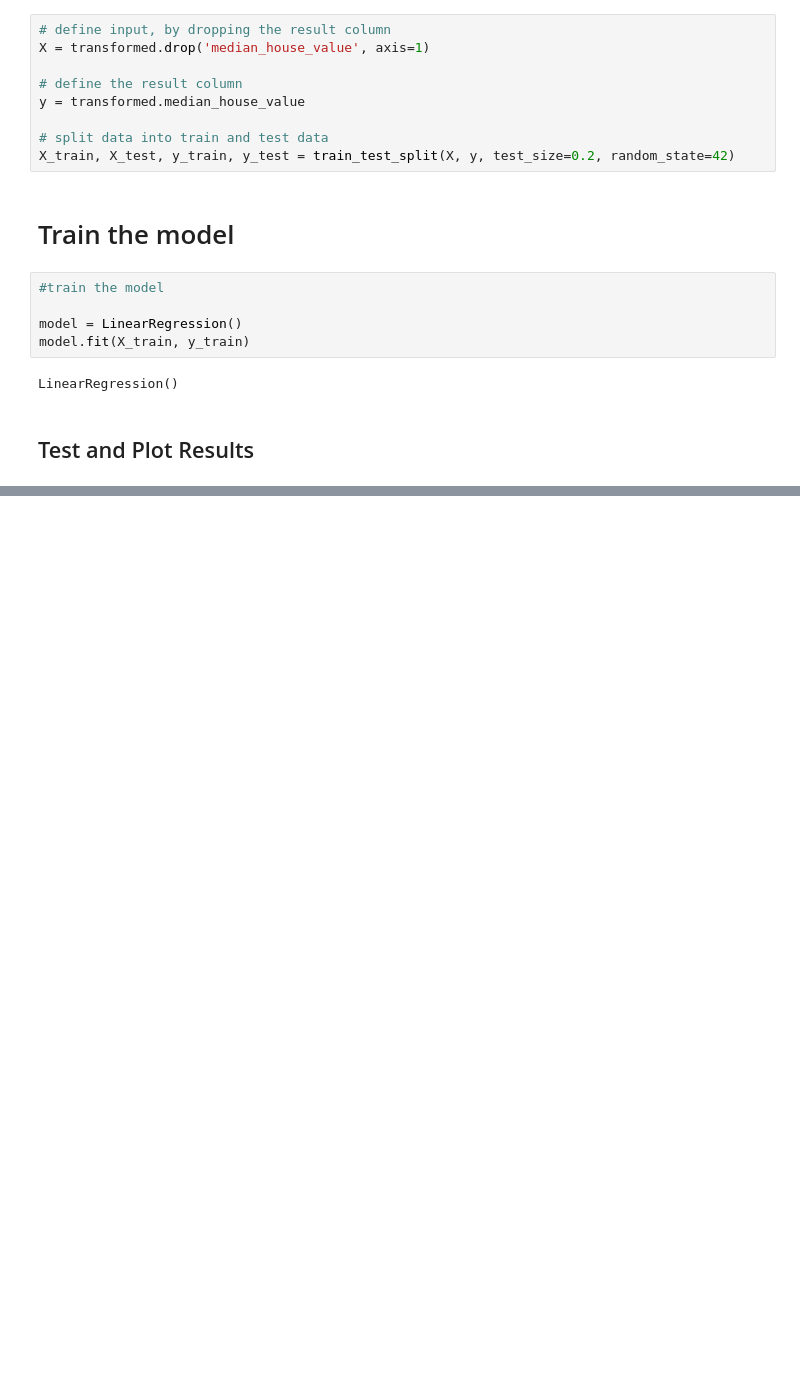
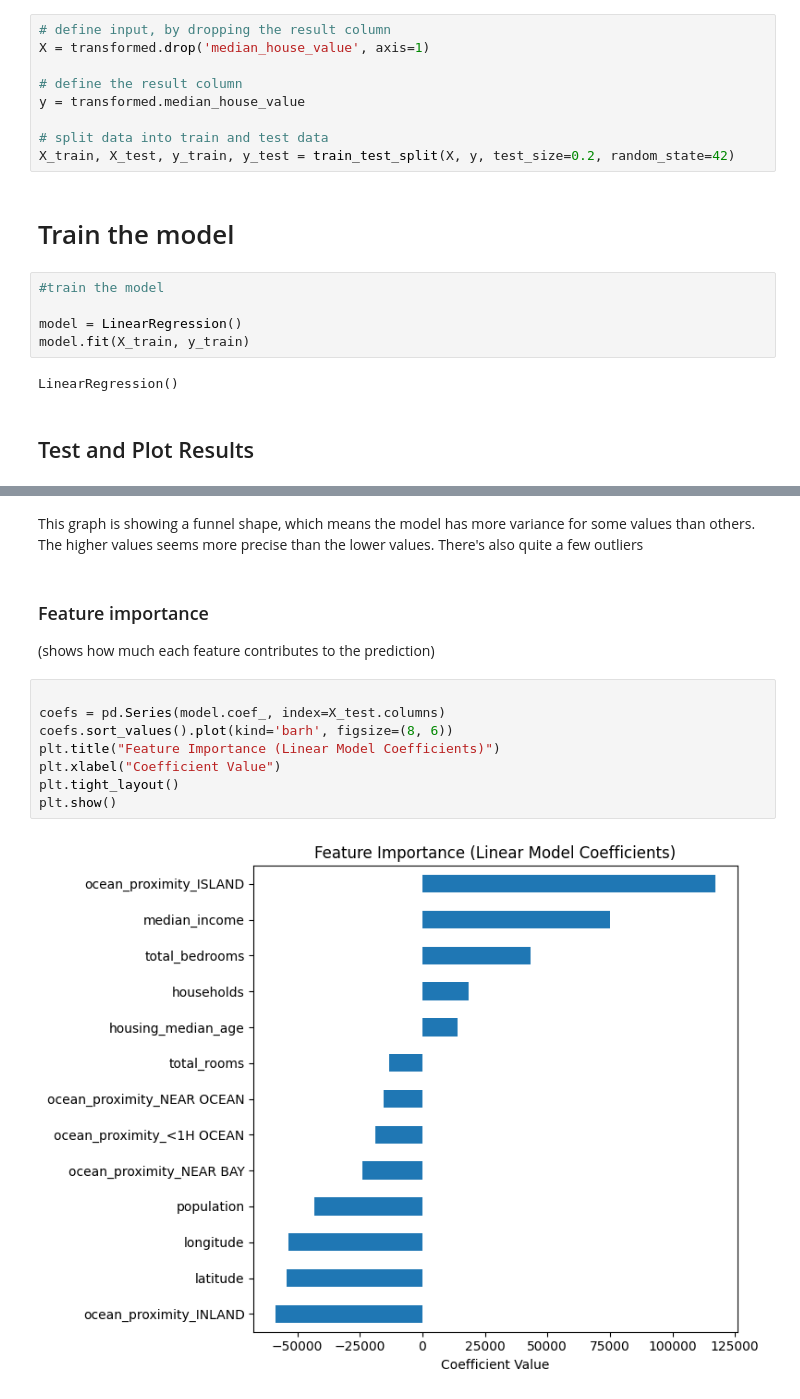
Before and after one commit to carlmig/linear-regression-house-prices, a Jupyter notebook: notebook.ipynb, the cells around one changed output, grey strips where cells are left out. Saved outputs shown, nothing was run; the diff lists cells and outputs as text; blank space fills up the shorter version.

```diff
--- a/notebook.ipynb
+++ b/notebook.ipynb
@@ -151,0 +181,15 @@ R² score: 0.6254
+# %% [markdown]
+This graph is showing a funnel shape, which means the model has more variance for some values than others. The higher values seems more precise than the lower values. There's also quite a few outliers
+# %% [markdown]
+### Feature importance
+(shows how much each feature contributes to the prediction)
+# %%
+
+coefs = pd.Series(model.coef_, index=X_test.columns)
+coefs.sort_values().plot(kind='barh', figsize=(8, 6))
+plt.title("Feature Importance (Linear Model Coefficients)")
+plt.xlabel("Coefficient Value")
+plt.tight_layout()
+plt.show()
+# %% [output]
+[figure, added]
```
Also changed, not shown: parts of 7 cells of this notebook, 1 other file.
